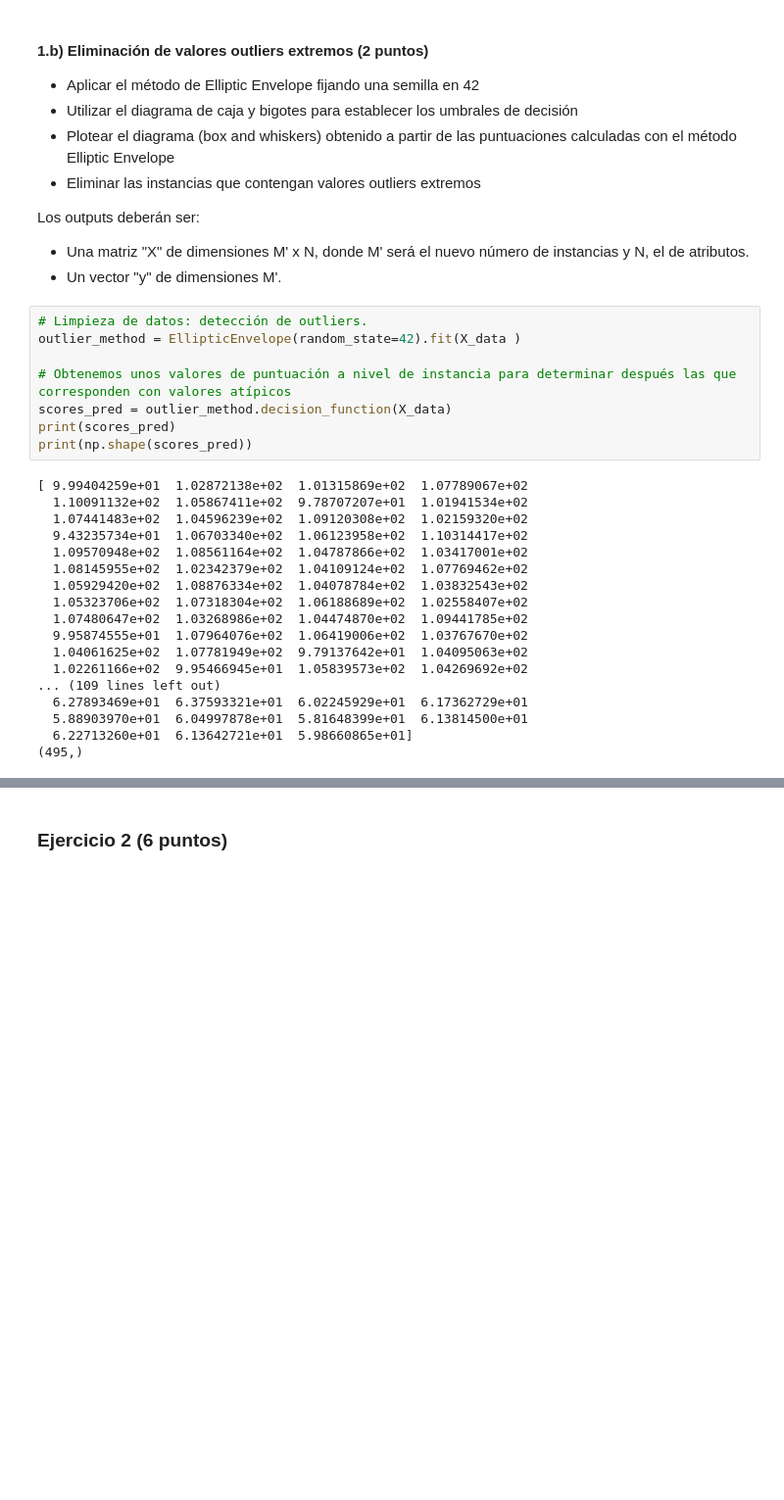
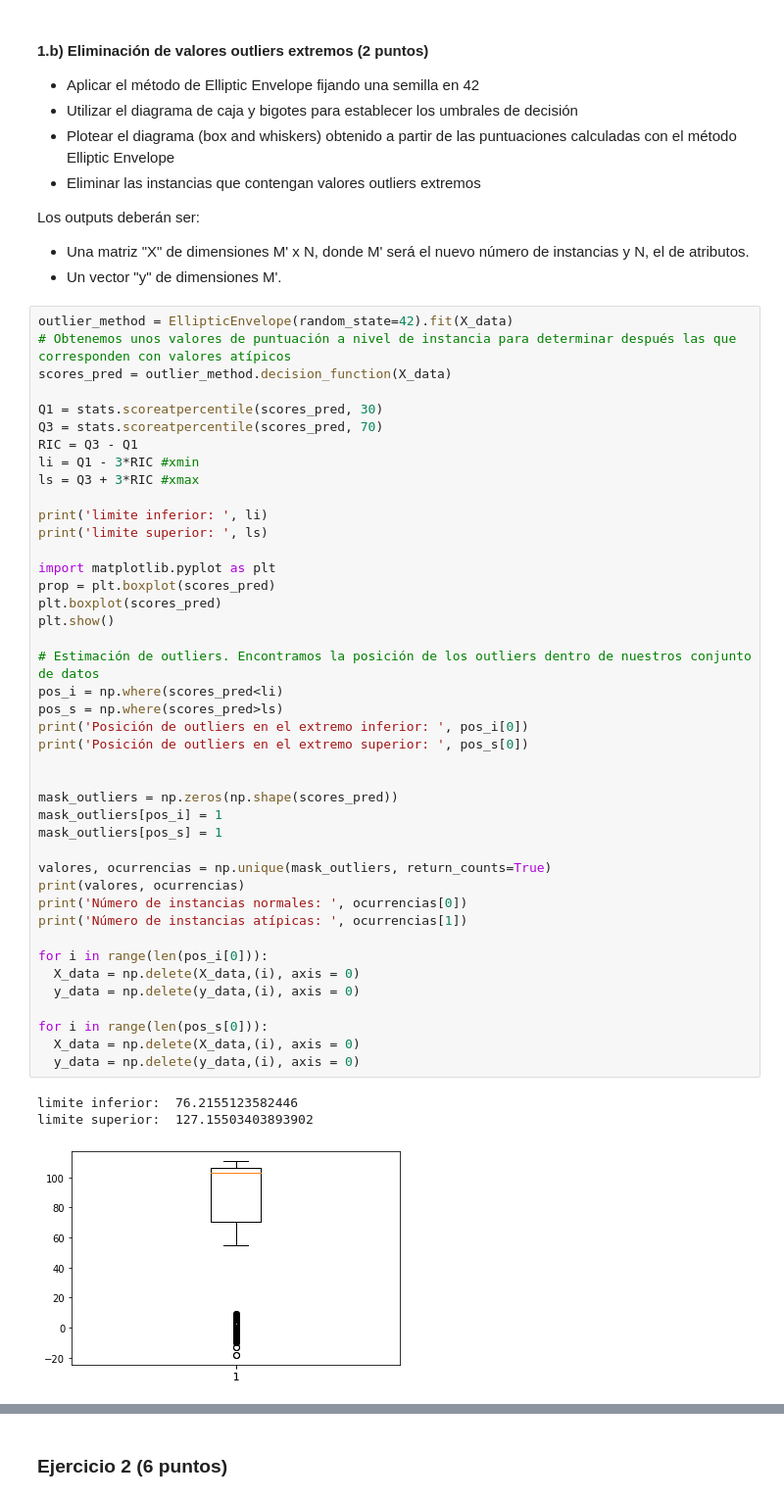
Before and after one commit to mariachurches/AprendizajeSupervisado, a Jupyter notebook: Enunciado_C1_P2/Actividad_C1_P2.ipynb, the cells around one changed output, grey strips where cells are left out. Shown at 98% size. Drawn from its saved outputs; the diff is of its cells as text; blank space fills up the shorter version.

```diff
--- a/Enunciado_C1_P2/Actividad_C1_P2.ipynb
+++ b/Enunciado_C1_P2/Actividad_C1_P2.ipynb
@@ -59,29 +60,49 @@ Después de la imputación de valores ausentes hay que 0 filas con valores ausen
 Los outputs deberán ser:
 - Una matriz "X" de dimensiones M' x N, donde M' será el nuevo número de instancias y N, el de atributos.
 - Un vector "y" de dimensiones M'.
-# %%
-# Limpieza de datos: detección de outliers.
-outlier_method = EllipticEnvelope(random_state=42).fit(X_data )
-
-# Obtenemos unos valores de puntuación a nivel de instancia para determinar después las que corresponden con valores atípicos
-scores_pred = outlier_method.decision_function(X_data)
-print(scores_pred)
-print(np.shape(scores_pred))
-# %% [output]
-[ 9.99404259e+01  1.02872138e+02  1.01315869e+02  1.07789067e+02
-  1.10091132e+02  1.05867411e+02  9.78707207e+01  1.01941534e+02
-  1.07441483e+02  1.04596239e+02  1.09120308e+02  1.02159320e+02
-  9.43235734e+01  1.06703340e+02  1.06123958e+02  1.10314417e+02
-  1.09570948e+02  1.08561164e+02  1.04787866e+02  1.03417001e+02
-  1.08145955e+02  1.02342379e+02  1.04109124e+02  1.07769462e+02
-  1.05929420e+02  1.08876334e+02  1.04078784e+02  1.03832543e+02
-  1.05323706e+02  1.07318304e+02  1.06188689e+02  1.02558407e+02
-  1.07480647e+02  1.03268986e+02  1.04474870e+02  1.09441785e+02
-  9.95874555e+01  1.07964076e+02  1.06419006e+02  1.03767670e+02
-  1.04061625e+02  1.07781949e+02  9.79137642e+01  1.04095063e+02
-  1.02261166e+02  9.95466945e+01  1.05839573e+02  1.04269692e+02
-... (109 lines left out)
-  6.27893469e+01  6.37593321e+01  6.02245929e+01  6.17362729e+01
-  5.88903970e+01  6.04997878e+01  5.81648399e+01  6.13814500e+01
-  6.22713260e+01  6.13642721e+01  5.98660865e+01]
-(495,)
+# %%
+outlier_method = EllipticEnvelope(random_state=42).fit(X_data)
+# Obtenemos unos valores de puntuación a nivel de instancia para determinar después las que corresponden con valores atípicos
+scores_pred = outlier_method.decision_function(X_data)
+
+Q1 = stats.scoreatpercentile(scores_pred, 30)
+Q3 = stats.scoreatpercentile(scores_pred, 70)
+RIC = Q3 - Q1
+li = Q1 - 3*RIC #xmin
+ls = Q3 + 3*RIC #xmax
+
+print('limite inferior: ', li)
+print('limite superior: ', ls)
+
+import matplotlib.pyplot as plt
+prop = plt.boxplot(scores_pred)
+plt.boxplot(scores_pred)
+plt.show()
+
+# Estimación de outliers. Encontramos la posición de los outliers dentro de nuestros conjunto de datos
+pos_i = np.where(scores_pred<li)
+pos_s = np.where(scores_pred>ls)
+print('Posición de outliers en el extremo inferior: ', pos_i[0])
+print('Posición de outliers en el extremo superior: ', pos_s[0])
+
+
+mask_outliers = np.zeros(np.shape(scores_pred))
+mask_outliers[pos_i] = 1
+mask_outliers[pos_s] = 1
+
+valores, ocurrencias = np.unique(mask_outliers, return_counts=True)
+print(valores, ocurrencias)
+print('Número de instancias normales: ', ocurrencias[0])
+print('Número de instancias atípicas: ', ocurrencias[1])
+
+for i in range(len(pos_i[0])):
+  X_data = np.delete(X_data,(i), axis = 0)
+  y_data = np.delete(y_data,(i), axis = 0)
+
+for i in range(len(pos_s[0])):
+  X_data = np.delete(X_data,(i), axis = 0)
+  y_data = np.delete(y_data,(i), axis = 0)
+# %% [output]
+limite inferior:  76.2155123582446
+limite superior:  127.15503403893902
+[figure, added]
```
Also changed, not shown: parts of 18 cells of this notebook.
